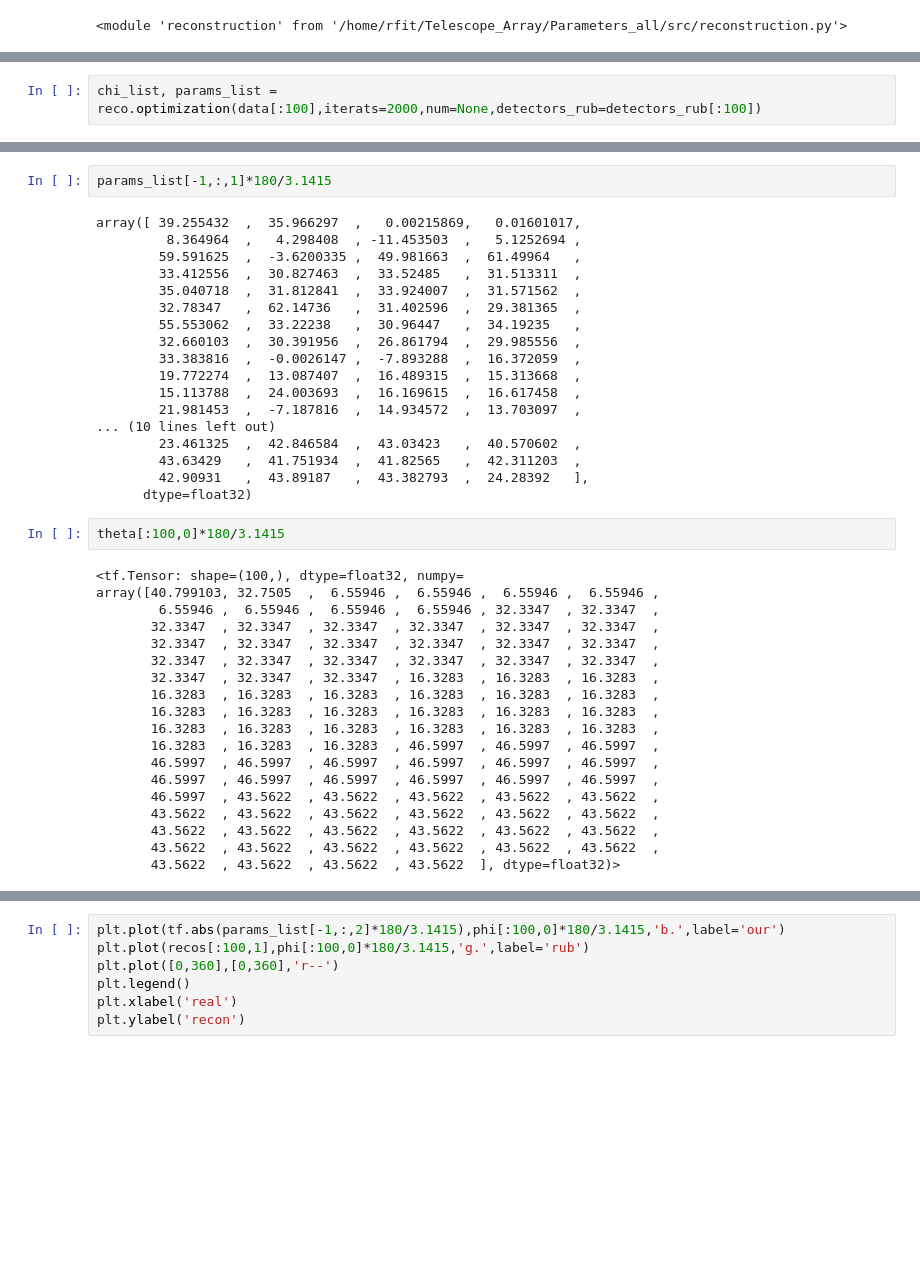
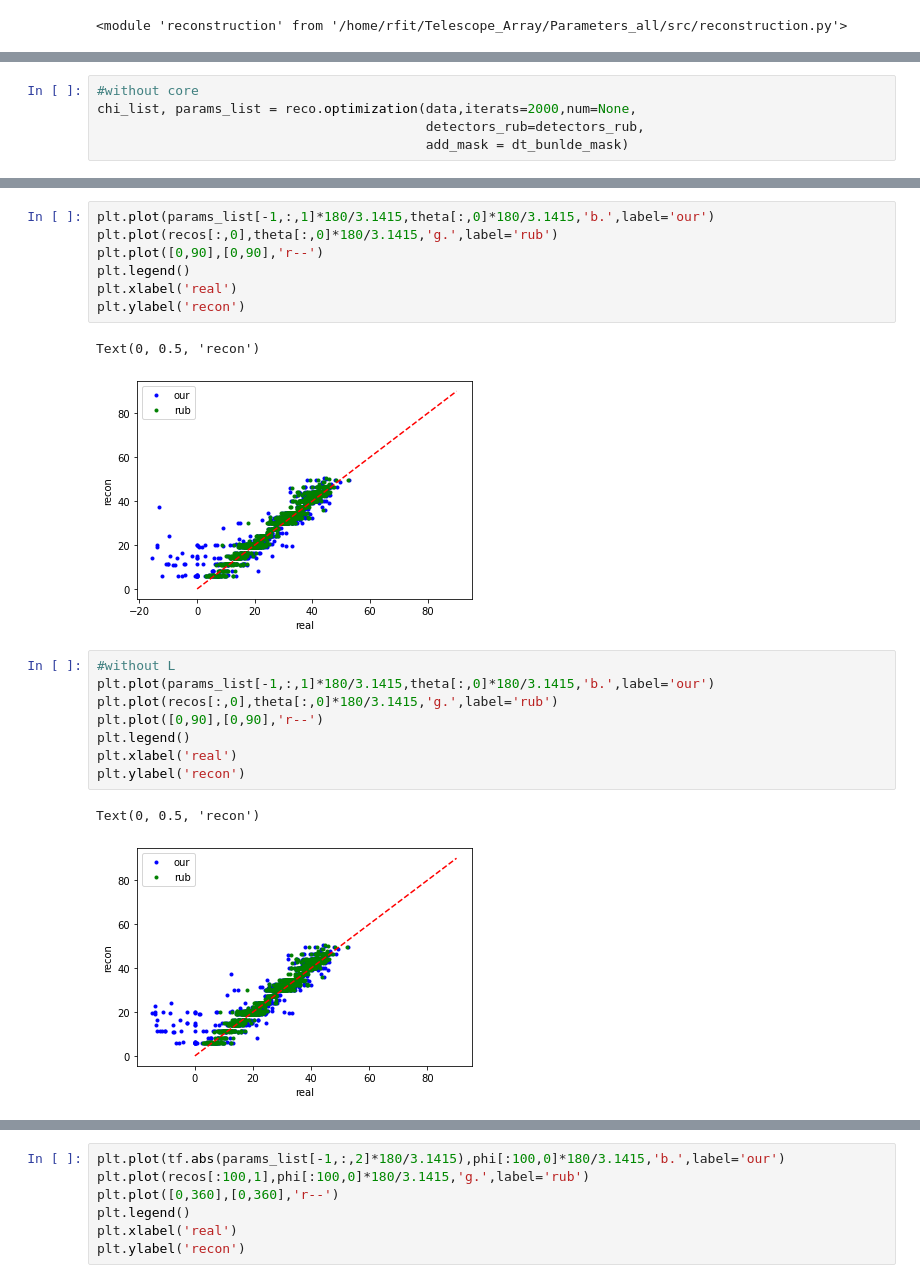
Before and after one commit to fitagdinov/Telescope_Array, a Jupyter notebook: Parameters_all/Notebooks/main_parameters.ipynb, the cells around one changed output, grey strips where cells are left out. Drawn from its saved outputs; the diff is of its cells as text; blank space fills up the shorter version.

```diff
--- a/Parameters_all/Notebooks/main_parameters.ipynb
+++ b/Parameters_all/Notebooks/main_parameters.ipynb
@@ -127,3 +153,6 @@ importlib.reload(reco)
 # %%
-chi_list, params_list = reco.optimization(data[:100],iterats=2000,num=None,detectors_rub=detectors_rub[:100])
+#without core
+chi_list, params_list = reco.optimization(data,iterats=2000,num=None,
+                                          detectors_rub=detectors_rub,
+                                          add_mask = dt_bunlde_mask)
 # %% [output]
@@ -201,41 +238,21 @@ plt.plot([0,10],[0,10],'r--')
-# %%
-params_list[-1,:,1]*180/3.1415
-# %% [output]
-array([ 39.255432  ,  35.966297  ,   0.00215869,   0.01601017,
-         8.364964  ,   4.298408  , -11.453503  ,   5.1252694 ,
-        59.591625  ,  -3.6200335 ,  49.981663  ,  61.49964   ,
-        33.412556  ,  30.827463  ,  33.52485   ,  31.513311  ,
-        35.040718  ,  31.812841  ,  33.924007  ,  31.571562  ,
-        32.78347   ,  62.14736   ,  31.402596  ,  29.381365  ,
-        55.553062  ,  33.22238   ,  30.96447   ,  34.19235   ,
-        32.660103  ,  30.391956  ,  26.861794  ,  29.985556  ,
-        33.383816  ,  -0.0026147 ,  -7.893288  ,  16.372059  ,
-        19.772274  ,  13.087407  ,  16.489315  ,  15.313668  ,
-        15.113788  ,  24.003693  ,  16.169615  ,  16.617458  ,
-        21.981453  ,  -7.187816  ,  14.934572  ,  13.703097  ,
-... (10 lines left out)
-        23.461325  ,  42.846584  ,  43.03423   ,  40.570602  ,
-        43.63429   ,  41.751934  ,  41.82565   ,  42.311203  ,
-        42.90931   ,  43.89187   ,  43.382793  ,  24.28392   ],
-      dtype=float32)
-# %%
-theta[:100,0]*180/3.1415
-# %% [output]
-<tf.Tensor: shape=(100,), dtype=float32, numpy=
-array([40.799103, 32.7505  ,  6.55946 ,  6.55946 ,  6.55946 ,  6.55946 ,
-        6.55946 ,  6.55946 ,  6.55946 ,  6.55946 , 32.3347  , 32.3347  ,
-       32.3347  , 32.3347  , 32.3347  , 32.3347  , 32.3347  , 32.3347  ,
-       32.3347  , 32.3347  , 32.3347  , 32.3347  , 32.3347  , 32.3347  ,
-       32.3347  , 32.3347  , 32.3347  , 32.3347  , 32.3347  , 32.3347  ,
-       32.3347  , 32.3347  , 32.3347  , 16.3283  , 16.3283  , 16.3283  ,
-       16.3283  , 16.3283  , 16.3283  , 16.3283  , 16.3283  , 16.3283  ,
-       16.3283  , 16.3283  , 16.3283  , 16.3283  , 16.3283  , 16.3283  ,
-       16.3283  , 16.3283  , 16.3283  , 16.3283  , 16.3283  , 16.3283  ,
-       16.3283  , 16.3283  , 16.3283  , 46.5997  , 46.5997  , 46.5997  ,
-       46.5997  , 46.5997  , 46.5997  , 46.5997  , 46.5997  , 46.5997  ,
-       46.5997  , 46.5997  , 46.5997  , 46.5997  , 46.5997  , 46.5997  ,
-       46.5997  , 43.5622  , 43.5622  , 43.5622  , 43.5622  , 43.5622  ,
-       43.5622  , 43.5622  , 43.5622  , 43.5622  , 43.5622  , 43.5622  ,
-       43.5622  , 43.5622  , 43.5622  , 43.5622  , 43.5622  , 43.5622  ,
-       43.5622  , 43.5622  , 43.5622  , 43.5622  , 43.5622  , 43.5622  ,
-       43.5622  , 43.5622  , 43.5622  , 43.5622  ], dtype=float32)>
+# %%
+plt.plot(params_list[-1,:,1]*180/3.1415,theta[:,0]*180/3.1415,'b.',label='our')
+plt.plot(recos[:,0],theta[:,0]*180/3.1415,'g.',label='rub')
+plt.plot([0,90],[0,90],'r--')
+plt.legend()
+plt.xlabel('real')
+plt.ylabel('recon')
+# %% [output]
+Text(0, 0.5, 'recon')
+[figure, added]
+# %%
+#without L
+plt.plot(params_list[-1,:,1]*180/3.1415,theta[:,0]*180/3.1415,'b.',label='our')
+plt.plot(recos[:,0],theta[:,0]*180/3.1415,'g.',label='rub')
+plt.plot([0,90],[0,90],'r--')
+plt.legend()
+plt.xlabel('real')
+plt.ylabel('recon')
+# %% [output]
+Text(0, 0.5, 'recon')
+[figure, added]
```
Also changed, not shown: parts of 20 cells of this notebook, 2 other files.
